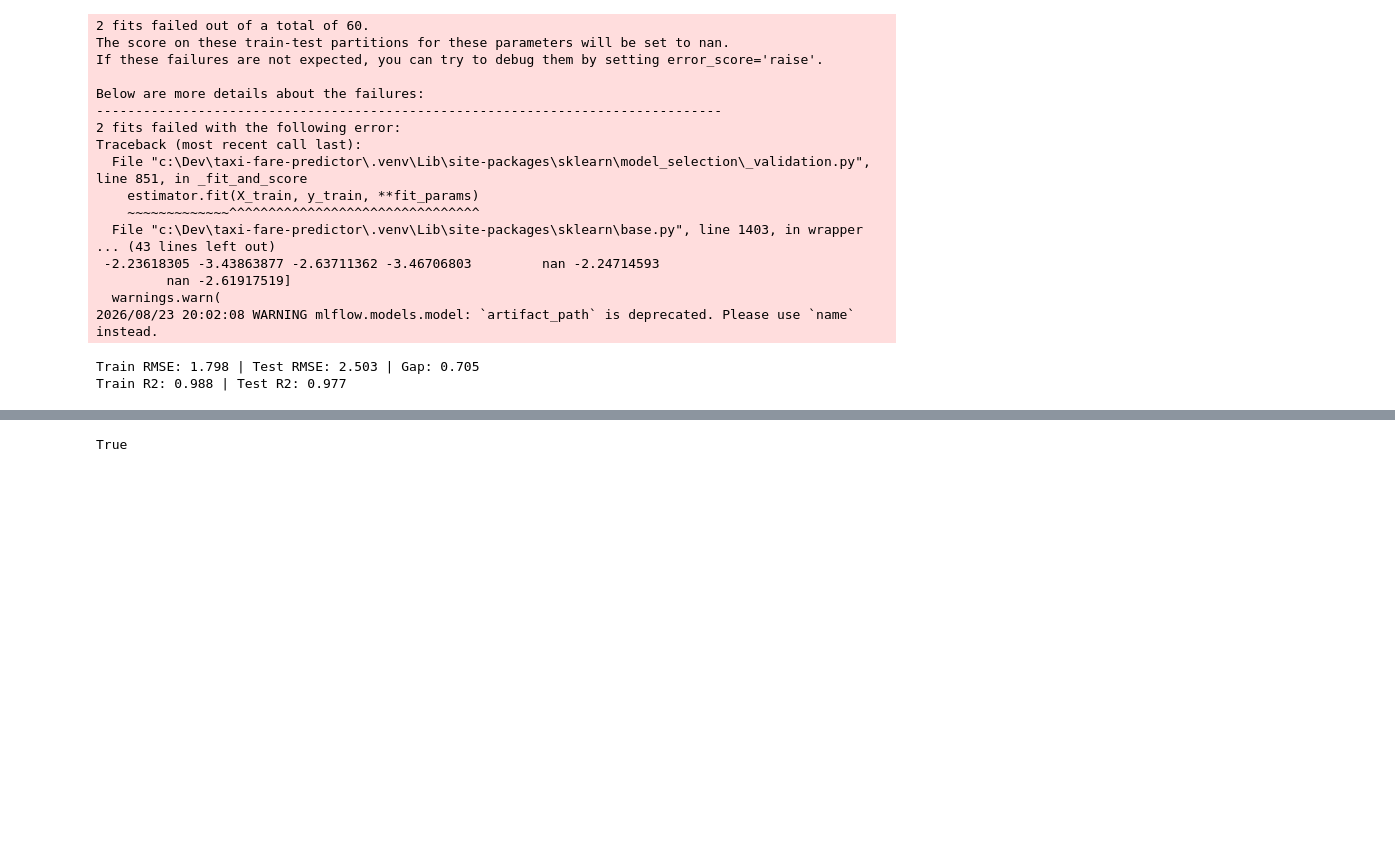
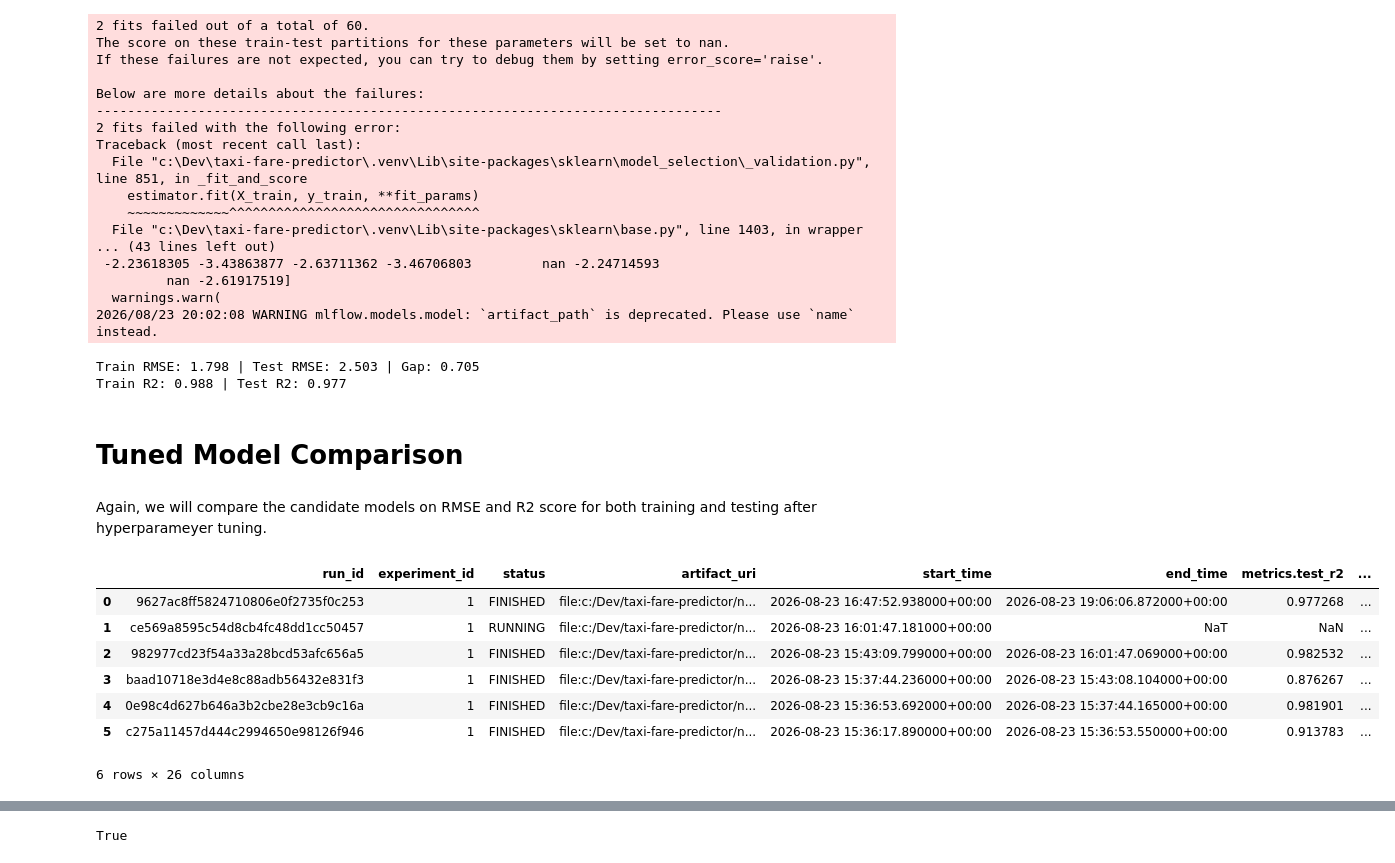
Before and after one commit to Calum1888/taxi-fare-predictor, a Jupyter notebook: notebooks/model_comparison.ipynb, the cells around one changed output, grey strips where cells are left out. Drawn from its saved outputs; the diff is of its cells as text; code cells hidden in the pictures; blank space fills up the shorter version.

```diff
--- a/notebooks/model_comparison.ipynb
+++ b/notebooks/model_comparison.ipynb
@@ -310,3 +311,18 @@ Traceback (most recent call last):
 2026/08/23 20:02:08 WARNING mlflow.models.model: `artifact_path` is deprecated. Please use `name` instead.
 Train RMSE: 1.798 | Test RMSE: 2.503 | Gap: 0.705
 Train R2: 0.988 | Test R2: 0.977
+# %% [markdown]
+# Tuned Model Comparison
+# %% [markdown]
+Again, we will compare the candidate models on RMSE and R2 score for both training and testing after hyperparameyer tuning.
+# %%
+mlflow.search_runs()
+# %% [output]
+|  | run_id | experiment_id | status | artifact_uri | start_time | end_time | metrics.test_r2 | ... |
+| 0 | 9627ac8ff5824710806e0f2735f0c253 | 1 | FINISHED | file:c:/Dev/taxi-fare-predictor/n... | 2026-08-23 16:47:52.938000+00:00 | 2026-08-23 19:06:06.872000+00:00 | 0.977268 | ... |
+| 1 | ce569a8595c54d8cb4fc48dd1cc50457 | 1 | RUNNING | file:c:/Dev/taxi-fare-predictor/n... | 2026-08-23 16:01:47.181000+00:00 | NaT | NaN | ... |
+| 2 | 982977cd23f54a33a28bcd53afc656a5 | 1 | FINISHED | file:c:/Dev/taxi-fare-predictor/n... | 2026-08-23 15:43:09.799000+00:00 | 2026-08-23 16:01:47.069000+00:00 | 0.982532 | ... |
+| 3 | baad10718e3d4e8c88adb56432e831f3 | 1 | FINISHED | file:c:/Dev/taxi-fare-predictor/n... | 2026-08-23 15:37:44.236000+00:00 | 2026-08-23 15:43:08.104000+00:00 | 0.876267 | ... |
+| 4 | 0e98c4d627b646a3b2cbe28e3cb9c16a | 1 | FINISHED | file:c:/Dev/taxi-fare-predictor/n... | 2026-08-23 15:36:53.692000+00:00 | 2026-08-23 15:37:44.165000+00:00 | 0.981901 | ... |
+| 5 | c275a11457d444c2994650e98126f946 | 1 | FINISHED | file:c:/Dev/taxi-fare-predictor/n... | 2026-08-23 15:36:17.890000+00:00 | 2026-08-23 15:36:53.550000+00:00 | 0.913783 | ... |
+6 rows × 26 columns
```
Also changed, not shown: parts of 8 cells of this notebook.
